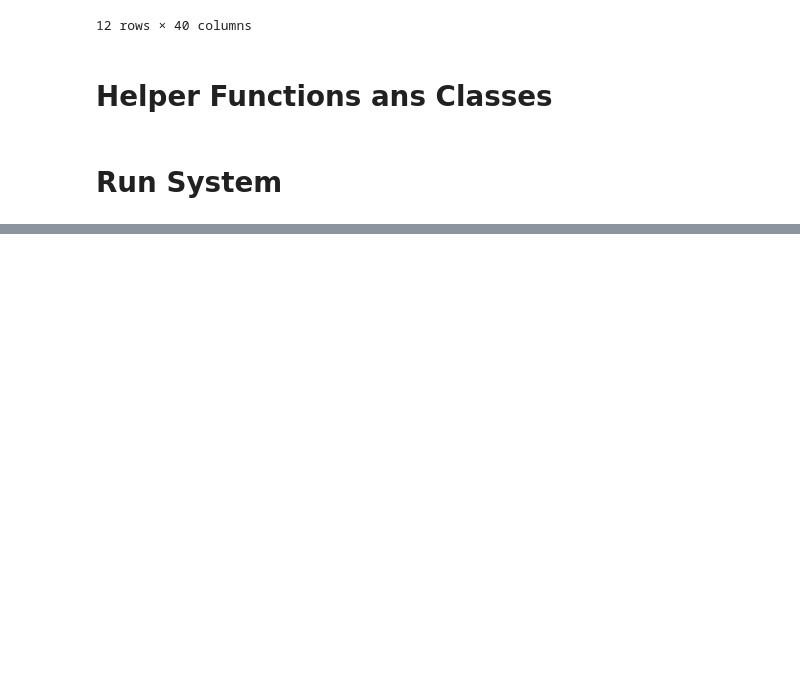
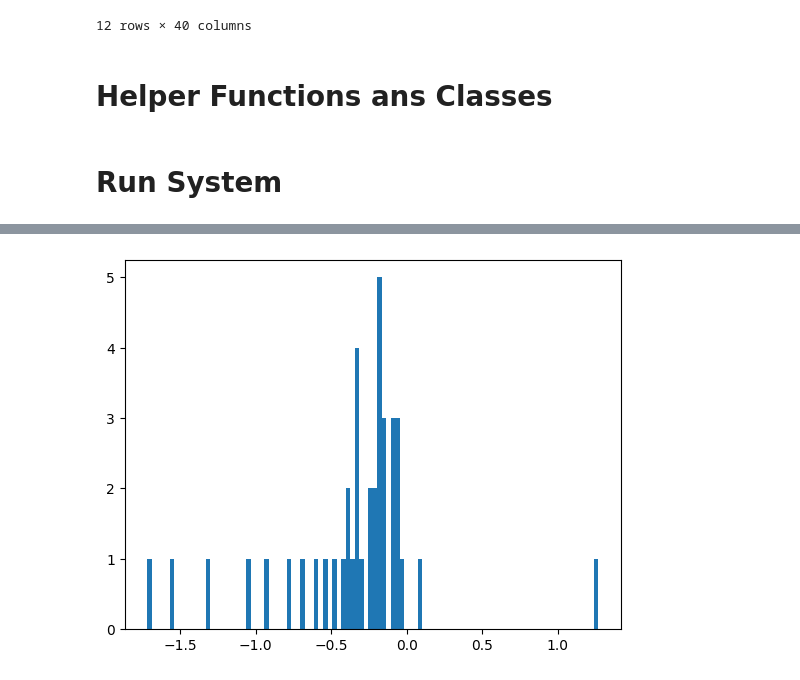
Before and after one commit to Etomer/structure-from-sound-python, a Jupyter notebook: slask/proto_uvabo_system.ipynb, the cells around one changed output, grey strips where cells are left out. Drawn from its saved outputs; the diff is of its cells as text; code cells hidden in the pictures; blank space fills up the shorter version.

```diff
--- a/slask/proto_uvabo_system.ipynb
+++ b/slask/proto_uvabo_system.ipynb
@@ -279,0 +343,4 @@ plt.hist(tp.get_residuals().flatten(),np.arange(-3,3,0.05));
+# %%
+plt.hist((offsets_gt - tp.sol.o).flatten(),100);
+# %% [output]
+[figure, added]
```
Also changed, not shown: parts of 4 cells of this notebook.
